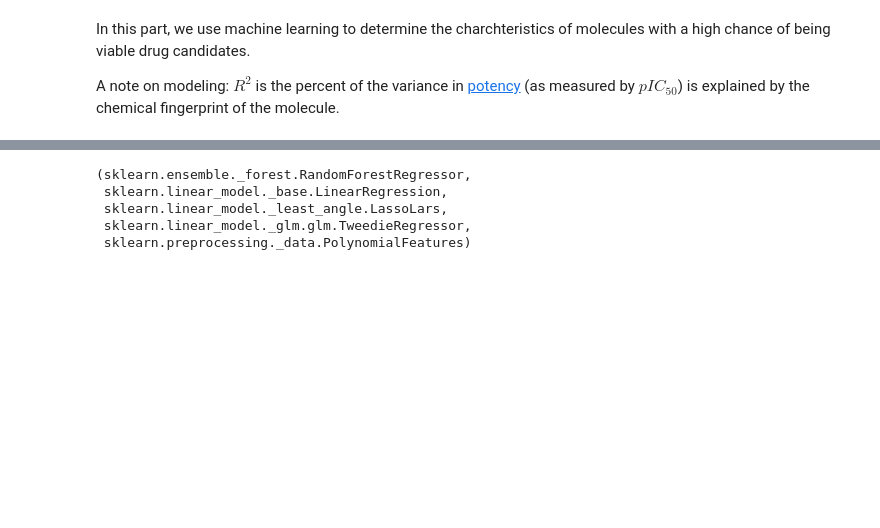
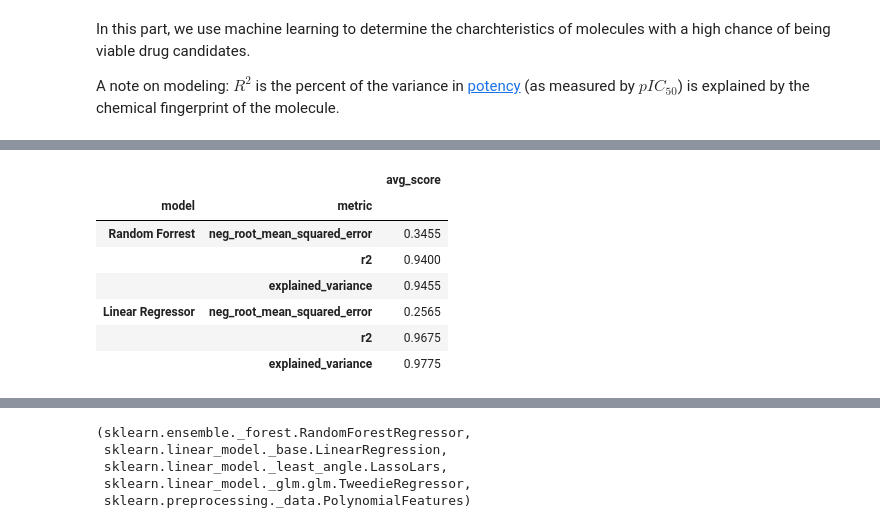
Before and after one commit to Germain-Drug-Discovery-Project/drug-discovery-project, a Jupyter notebook: drug-discovery_m.ipynb, the cells around one changed output, grey strips where cells are left out. Saved outputs shown, nothing was run; the diff lists cells and outputs as text; code cells hidden in the pictures; blank space fills up the shorter version.

```diff
--- a/drug-discovery_m.ipynb
+++ b/drug-discovery_m.ipynb
@@ -245,0 +274,2 @@ pd.DataFrame.from_dict(avg_scores)
+# %%
+tuples = [(metric_df.model_type.values[i], metric_df.metric.values[i]) for i in range(len(metric_df.index))]
@@ -245,0 +285,13 @@ pd.DataFrame.from_dict(avg_scores)
+# %%
+index = pd.MultiIndex.from_tuples(tuples, names = ['model', 'metric'])
+# %%
+pd.DataFrame(data = metric_df.avg_score.values, index = index, columns = ['avg_score'])
+# %% [output]
+|  |  | avg_score |
+| model | metric |  |
+| Random Forrest | neg_root_mean_squared_error | 0.3455 |
+|  | r2 | 0.9400 |
+|  | explained_variance | 0.9455 |
+| Linear Regressor | neg_root_mean_squared_error | 0.2565 |
+|  | r2 | 0.9675 |
+|  | explained_variance | 0.9775 |
```
Also changed, not shown: parts of 21 cells of this notebook, 2 other files.
